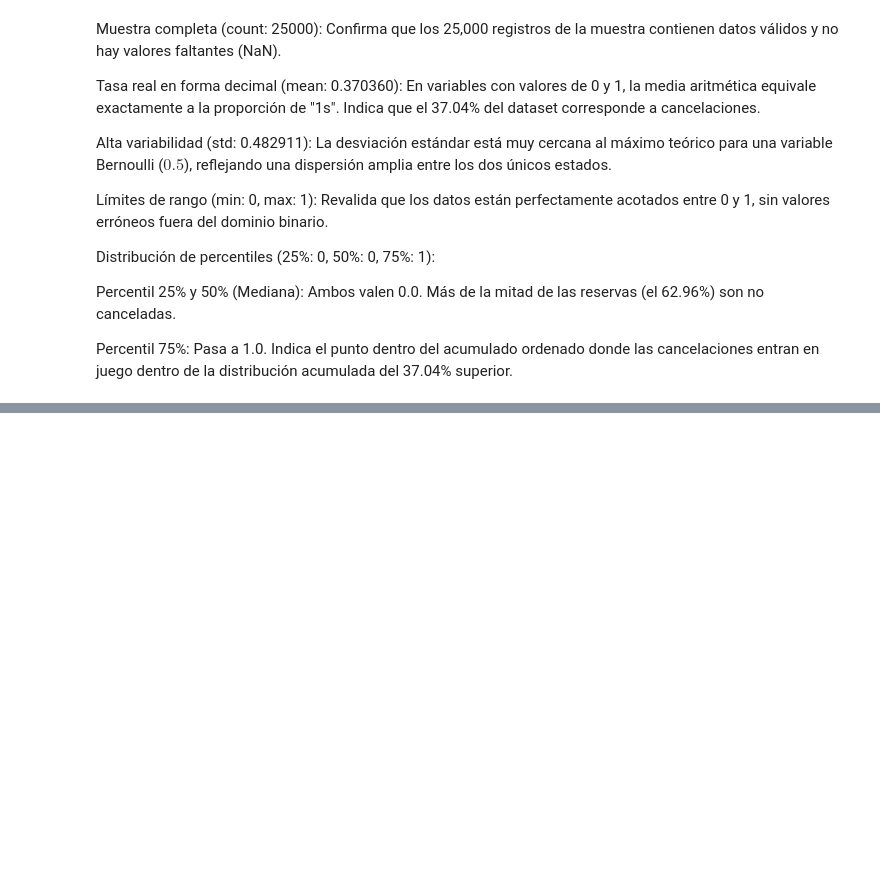
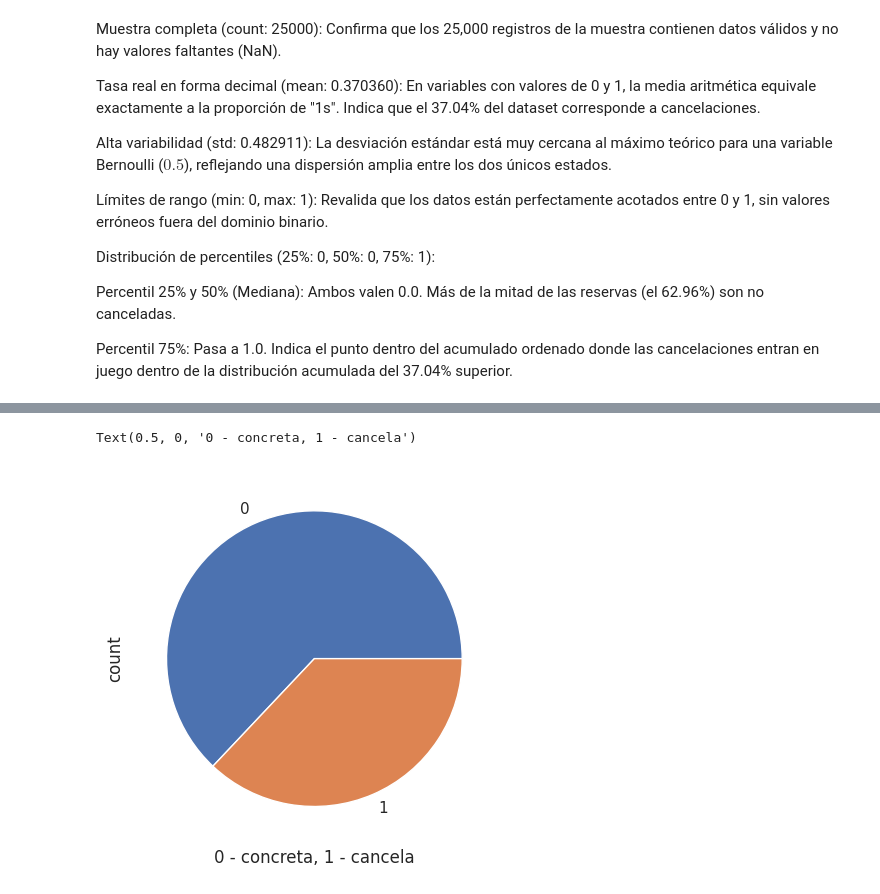
Before and after one commit to manfredialdo/iad-tpi01, a Jupyter notebook: tpi01.ipynb, the cells around one changed output, grey strips where cells are left out. Cells and saved outputs as stored; diff of their text form; code cells hidden in the pictures; blank space fills up the shorter version.

```diff
--- a/tpi01.ipynb
+++ b/tpi01.ipynb
@@ -492,0 +514,5 @@ Percentil 75%: Pasa a 1.0. Indica el punto dentro del acumulado ordenado donde l
+# %%
+df['is_canceled'].value_counts().plot.pie().set_xlabel('0 - concreta, 1 - cancela')
+# %% [output]
+Text(0.5, 0, '0 - concreta, 1 - cancela')
+[figure, added]
```
Also changed, not shown: parts of 23 cells of this notebook.
